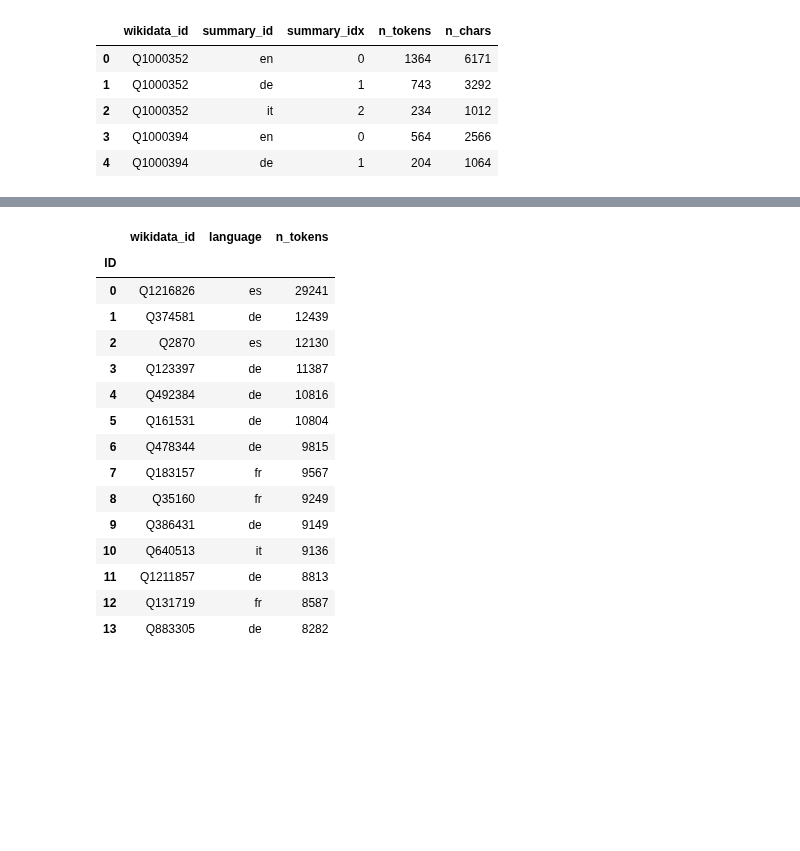
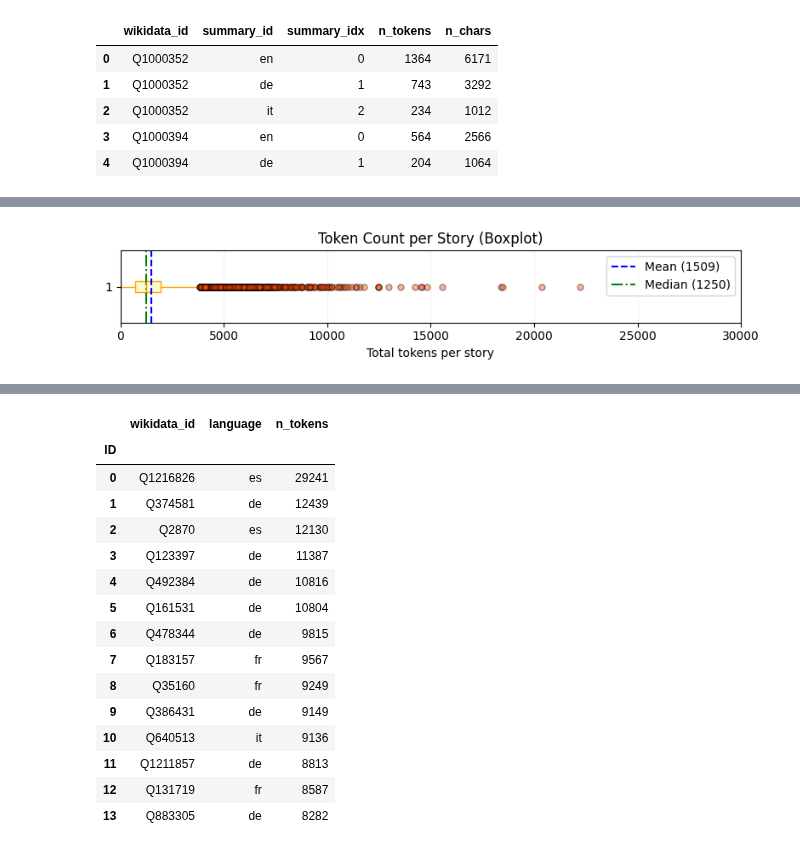
Before and after one commit to bgrsph/uva-thesis-computational-narrative-analysis, a Jupyter notebook: eda/eda.ipynb, the cells around one changed output, grey strips where cells are left out. Saved outputs shown, nothing was run; the diff lists cells and outputs as text; code cells hidden in the pictures; blank space fills up the shorter version.

```diff
--- a/eda/eda.ipynb
+++ b/eda/eda.ipynb
@@ -912,12 +912,65 @@ story_token_stats = token_df.groupby("wikidata_id").agg(
 ).reset_index()
 tokens_per_story = story_token_stats["total_tokens"]
 
-# Mean, std, min, max tokens per story
+# Get the key statistics
+mean_val = tokens_per_story.mean()
+std_val = tokens_per_story.std()
+min_val = tokens_per_story.min()
+max_val = tokens_per_story.max()
+median_val = tokens_per_story.median()
+
+# Print the key statistics
 print("\033[1;33mTokens per story (total per story):\033[0m")
-print(f"  mean = {tokens_per_story.mean():.2f}")
-print(f"  std  = {tokens_per_story.std():.2f}")
-print(f"  min  = {tokens_per_story.min():.0f}")
-print(f"  max  = {tokens_per_story.max():.0f}")
+print(f"  Mean   = {mean_val:.2f}")
+print(f"  Median = {median_val:.2f}")
+print(f"  Std    = {std_val:.2f}")
+print(f"  Min    = {min_val:.0f}")
+print(f"  Max    = {max_val:.0f}")
+
+# Visualize the key statistics via a boxplot
+plt.figure(figsize=(8, 1.8))
+box = plt.boxplot(tokens_per_story, vert=False, patch_artist=True,
+                  boxprops=dict(facecolor='lightgoldenrodyellow', color='orange'),
+                  medianprops=dict(color='darkorange'),
+                  whiskerprops=dict(color='orange'),
+                  capprops=dict(color='orange'),
+                  flierprops=dict(markerfacecolor='orangered', marker='o', markersize=5, alpha=0.4))
+plt.title("Token Count per Story (Boxplot)")
+plt.xlabel("Total tokens per story")
+plt.grid(axis='x', linestyle=':', alpha=0.4)
+plt.axvline(mean_val, color="blue", linestyle="--", label=f"Mean ({mean_val:.0f})")
+plt.axvline(median_val, color="green", linestyle="-.", label=f"Median ({median_val:.0f})")
+plt.xlim(0, 30000)
+plt.legend()
+plt.tight_layout()
+plt.show()
+
+# Print the token distributions per summary and per story
+fig, axes = plt.subplots(1, 2, figsize=(12, 4))
+summary_tokens_xlim = max(9000, token_df["n_tokens"].quantile(0.99))
+story_tokens_xlim = max(9000, story_token_stats["total_tokens"].quantile(0.99))
+
+# Left: per-summary
+axes[0].hist(token_df["n_tokens"], bins=60, color="steelblue", edgecolor="white", alpha=0.8)
+axes[0].axvline(8192, color="coral", linestyle="--", linewidth=2, label="8K")
+axes[0].set_xlabel("Tokens per summary")
+axes[0].set_ylabel("Number of summaries")
+axes[0].set_title("Token Distribution: Per-summary")
+axes[0].set_xlim(0, summary_tokens_xlim)
+# Always show legend even if offscreen
+axes[0].legend(loc="upper right")
+
+# Right: per-story (total tokens)
+axes[1].hist(story_token_stats["total_tokens"], bins=60, color="darkorange", edgecolor="white", alpha=0.8)
+axes[1].axvline(8192, color="coral", linestyle="--", linewidth=2, label="8K")
+axes[1].set_xlabel("Total tokens per story")
+axes[1].set_ylabel("Number of stories")
+axes[1].set_title("Token Distribution: Per-story (sum of summaries)")
+axes[1].set_xlim(0, story_tokens_xlim)
+axes[1].legend(loc="upper right")
+
+plt.tight_layout()
+plt.show()
 
 # Edge Cases: Summaries over 8K
 over_8k = token_df[token_df["n_tokens"] > 8192].copy()
@@ -938,36 +991,5 @@ over_8k_display = over_8k[["wikidata_id", "summary_id", "n_tokens"]].sort_values
 over_8k_display = over_8k_display.rename(columns={"summary_id": "language"})
 over_8k_display.index.name = "ID"
 display(over_8k_display)
-
-# Print the token distributions per summary and per story
-
-fig, axes = plt.subplots(1, 2, figsize=(12, 4))
-
-# For better visual coverage of the 8K line, set xlim to at least 9000 or wider
-summary_tokens_xlim = max(9000, token_df["n_tokens"].quantile(0.99))
-story_tokens_xlim = max(9000, story_token_stats["total_tokens"].quantile(0.99))
-
-# Left: per-summary
-axes[0].hist(token_df["n_tokens"], bins=60, color="steelblue", edgecolor="white", alpha=0.8)
-axes[0].axvline(8192, color="coral", linestyle="--", linewidth=2, label="8K")
-axes[0].set_xlabel("Tokens per summary")
-axes[0].set_ylabel("Number of summaries")
-axes[0].set_title("Token Distribution: Per-summary")
-axes[0].set_xlim(0, summary_tokens_xlim)
-# Always show legend even if offscreen
-axes[0].legend(loc="upper right")
-
-
-# Right: per-story (total tokens)
-axes[1].hist(story_token_stats["total_tokens"], bins=60, color="darkorange", edgecolor="white", alpha=0.8)
-axes[1].axvline(8192, color="coral", linestyle="--", linewidth=2, label="8K")
-axes[1].set_xlabel("Total tokens per story")
-axes[1].set_ylabel("Number of stories")
-axes[1].set_title("Token Distribution: Per-story (sum of summaries)")
-axes[1].set_xlim(0, story_tokens_xlim)
-axes[1].legend(loc="upper right")
-
-plt.tight_layout()
-plt.show()
 # %% [output]
 Tokens per story (total per story):
@@ -983,0 +1001 @@ Table: Summaries exceeding 8K tokens (one row per summary; sorted by n_tokens de
+[figure, new version]
```
Also changed, not shown: parts of 7 cells of this notebook.
